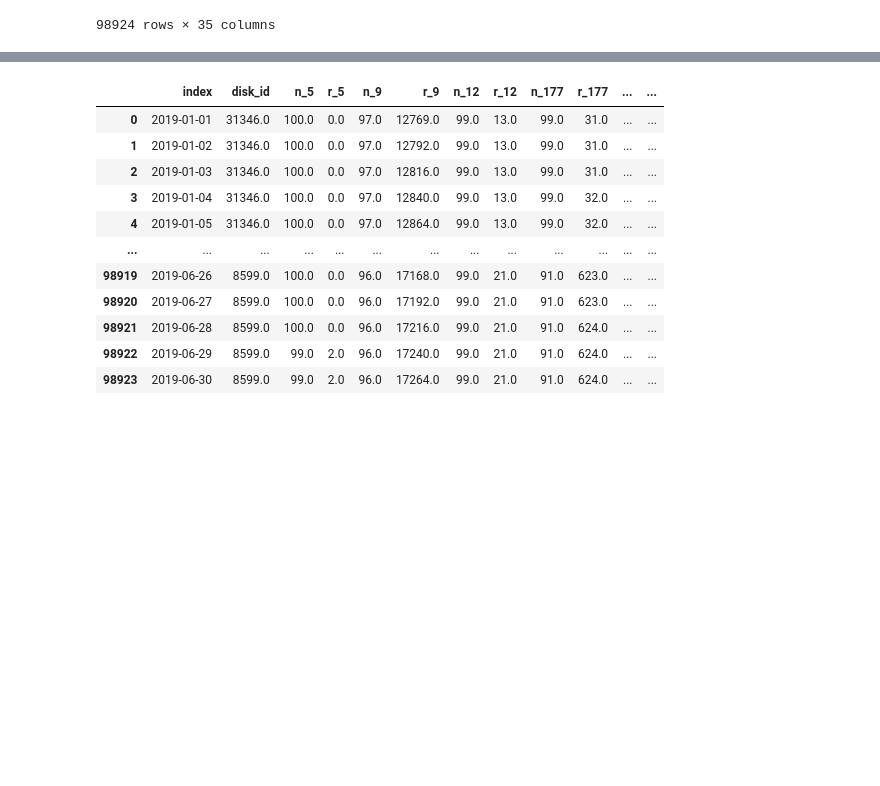
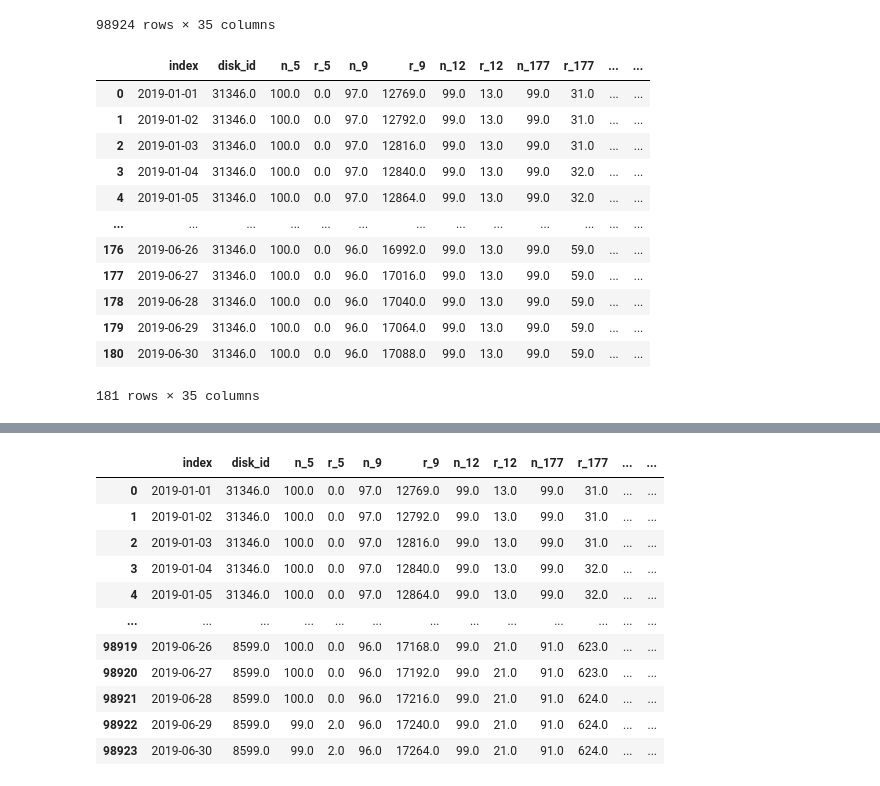
Before and after one commit to passion3659/ssd-failure, a Jupyter notebook: MB1_LSTM.ipynb, the cells around one changed output, grey strips where cells are left out. Drawn from its saved outputs; the diff is of its cells as text; code cells hidden in the pictures; blank space fills up the shorter version.

```diff
--- a/MB1_LSTM.ipynb
+++ b/MB1_LSTM.ipynb
@@ -45,3 +45,19 @@ data
 | 98922 | 2019-06-29 | 8599.0 | 99.0 | 2.0 | 96.0 | 17240.0 | 99.0 | 21.0 | 91.0 | 624.0 | ... | ... |
 | 98923 | 2019-06-30 | 8599.0 | 99.0 | 2.0 | 96.0 | 17264.0 | 99.0 | 21.0 | 91.0 | 624.0 | ... | ... |
 98924 rows × 35 columns
+# %%
+data[data['disk_id']==31346.0]
+# %% [output]
+|  | index | disk_id | n_5 | r_5 | n_9 | r_9 | n_12 | r_12 | n_177 | r_177 | ... | ... |
+| 0 | 2019-01-01 | 31346.0 | 100.0 | 0.0 | 97.0 | 12769.0 | 99.0 | 13.0 | 99.0 | 31.0 | ... | ... |
+| 1 | 2019-01-02 | 31346.0 | 100.0 | 0.0 | 97.0 | 12792.0 | 99.0 | 13.0 | 99.0 | 31.0 | ... | ... |
+| 2 | 2019-01-03 | 31346.0 | 100.0 | 0.0 | 97.0 | 12816.0 | 99.0 | 13.0 | 99.0 | 31.0 | ... | ... |
+| 3 | 2019-01-04 | 31346.0 | 100.0 | 0.0 | 97.0 | 12840.0 | 99.0 | 13.0 | 99.0 | 32.0 | ... | ... |
+| 4 | 2019-01-05 | 31346.0 | 100.0 | 0.0 | 97.0 | 12864.0 | 99.0 | 13.0 | 99.0 | 32.0 | ... | ... |
+| ... | ... | ... | ... | ... | ... | ... | ... | ... | ... | ... | ... | ... |
+| 176 | 2019-06-26 | 31346.0 | 100.0 | 0.0 | 96.0 | 16992.0 | 99.0 | 13.0 | 99.0 | 59.0 | ... | ... |
+| 177 | 2019-06-27 | 31346.0 | 100.0 | 0.0 | 96.0 | 17016.0 | 99.0 | 13.0 | 99.0 | 59.0 | ... | ... |
+| 178 | 2019-06-28 | 31346.0 | 100.0 | 0.0 | 96.0 | 17040.0 | 99.0 | 13.0 | 99.0 | 59.0 | ... | ... |
+| 179 | 2019-06-29 | 31346.0 | 100.0 | 0.0 | 96.0 | 17064.0 | 99.0 | 13.0 | 99.0 | 59.0 | ... | ... |
+| 180 | 2019-06-30 | 31346.0 | 100.0 | 0.0 | 96.0 | 17088.0 | 99.0 | 13.0 | 99.0 | 59.0 | ... | ... |
+181 rows × 35 columns
```
Also changed, not shown: parts of 1 cell of this notebook.
